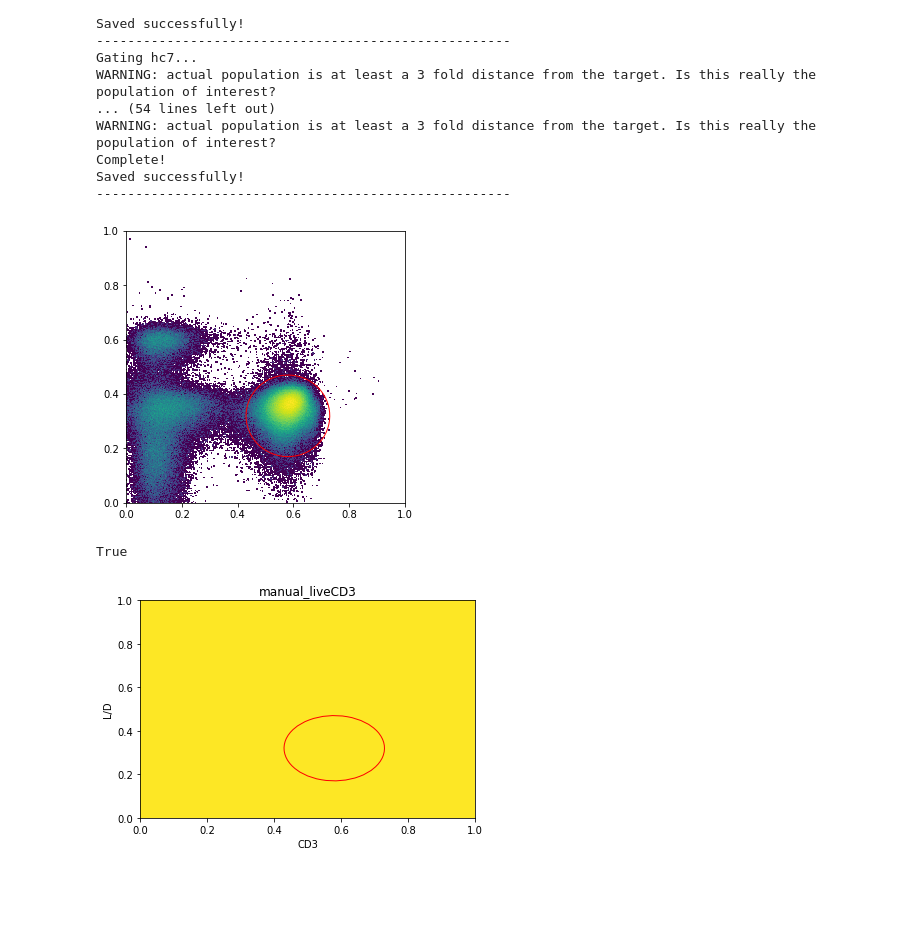
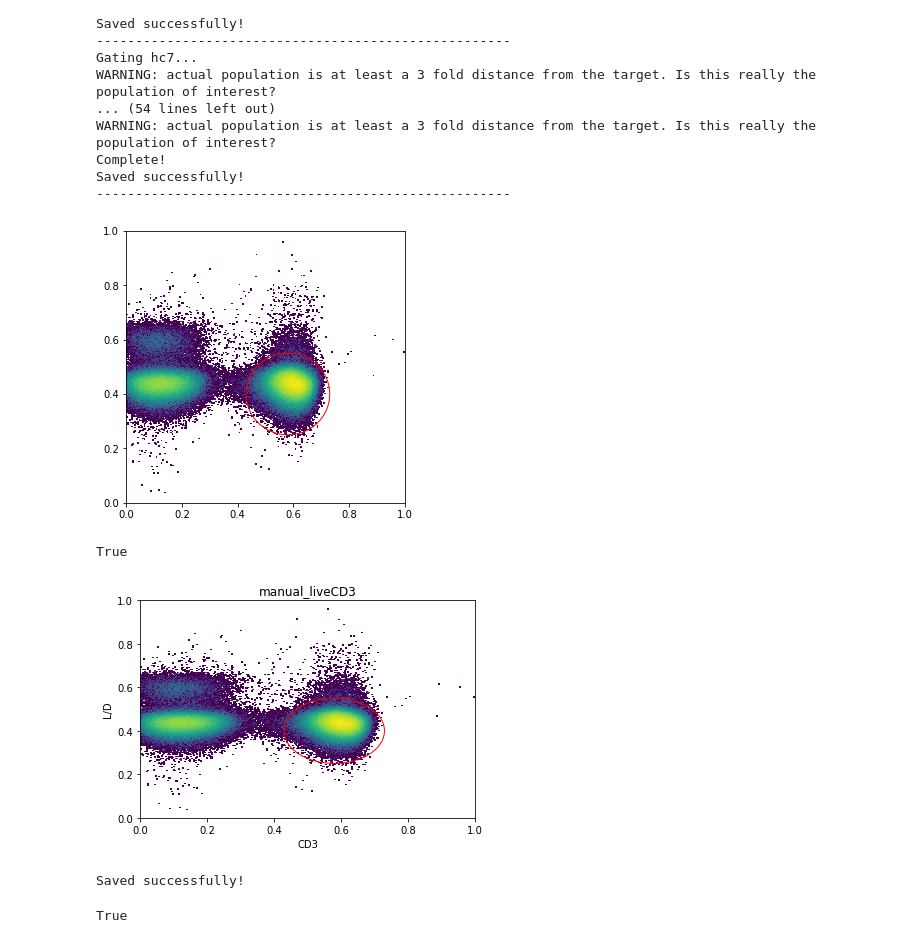
Before and after one commit to burtonrj/CytoPy, a Jupyter notebook: immunova/Notebooks/Testing/Population_Identification_Validation/CD3 Gating.ipynb, the cells around one changed output. Drawn from its saved outputs; the diff is of its cells as text; code cells hidden in the pictures; blank space fills up the shorter version.

```diff
--- a/immunova/Notebooks/Testing/Population_Identification_Validation/CD3 Gating.ipynb
+++ b/immunova/Notebooks/Testing/Population_Identification_Validation/CD3 Gating.ipynb
@@ -93,13 +93,12 @@ Complete!
 Saved successfully!
 -----------------------------------------------------
 # %%
-hc = Gating(exp, 'hc1')
+hc = Gating(exp, 'hc9')
 # %%
 visualise_manual_ellipse(hc, 'lymphocytes', 'CD3', 'L/D',
-                         centroid=(0.58, 0.32), width=0.3, height=0.3,
-                         angle=30, xlim=(0,1), ylim=(0,1))
+                         centroid=(0.58, 0.4), width=0.3, height=0.3, angle=0, xlim=(0,1), ylim=(0,1))
 # %% [output]
-[figure, old version]
+[figure, new version]
 # %%
 child_populations = ChildPopulationCollection('geom')
 child_populations.add_population('manual_liveCD3', definition='+')
@@ -113,4 +112,9 @@ True
 # %%
 hc.apply('manual_liveCD3')
 # %% [output]
-[figure, old version]
+[figure, new version]
+# %%
+hc.save(overwrite=True)
+# %% [output]
+Saved successfully!
+True
```
Also changed, not shown: parts of 1 cell of this notebook, 3 other files.
